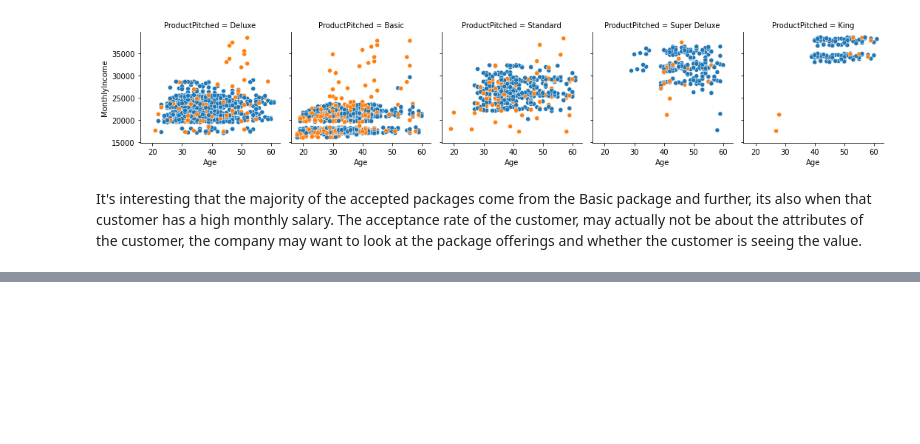
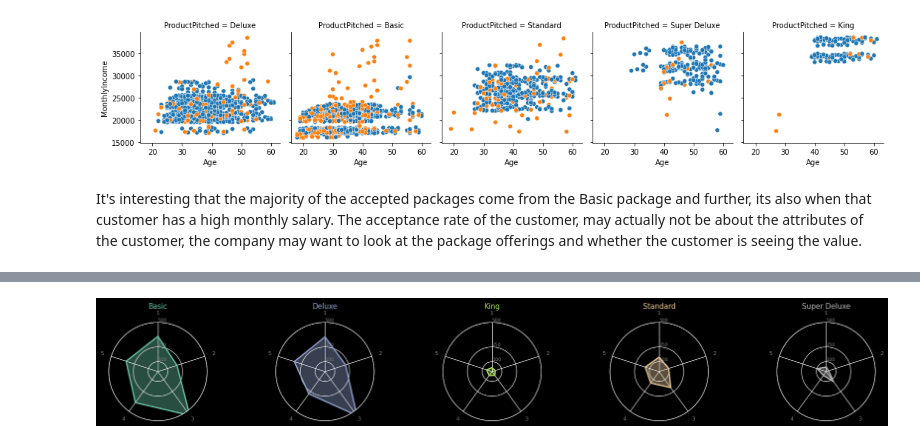
Before and after one commit to chabazite/Tourism_recommendations, a Jupyter notebook: notebooks/2.0_ASI_EDA.ipynb, the cells around one changed output, grey strips where cells are left out. Saved outputs shown, nothing was run; the diff lists cells and outputs as text; code cells hidden in the pictures; blank space fills up the shorter version.

```diff
--- a/notebooks/2.0_ASI_EDA.ipynb
+++ b/notebooks/2.0_ASI_EDA.ipynb
@@ -275,0 +282,4 @@ It's interesting that the majority of the accepted packages come from the Basic
+# %%
+melted_satifaction = tourism_df.groupby(['ProductPitched','PitchSatisfactionScore'])['ProductPitched'].agg(['count']).reset_index()
+# %%
+melted_satifaction=melted_satifaction.set_index(['ProductPitched','PitchSatisfactionScore'])['count'].unstack().reset_index()
@@ -275,0 +295,60 @@ It's interesting that the majority of the accepted packages come from the Basic
+# %%
+# Best way to see this is with as radar chart
+
+def make_spider(df, group, row, title, color):
+    """
+        This function takes a data frame, the feature you want to iterate over and each row of data that is also used from each grouped by category and creates a radar chart for each category.
+        Args:
+            df (dataframe): dataframe with require inputs
+            group (string): what feature you are using to iterate the radar charts
+            row (integer): row of data you are plotting (turns into position on subplot)
+            title (string): title for the radar chart for each sub chart
+            color (string): color for the radar chart for each sub chart
+            adapted from python-graph-gallery
+    """
+    # Number of variables
+    categories = list(df)[1:7]
+    N = len(categories)
+
+    angles = [n / float(N) * 2 * pi for n in range(N)]
+    angles += angles[:1]
+
+    ax = plt.subplot(6, 5, row+1, polar = True, )
+    plt.subplots_adjust(left = 0.1, bottom = 0.1, right = 0.9,
+                        top = 0.9, wspace = 0.4, hspace = 0.4)
+
+    ax.set_theta_offset(pi/2)
+    ax.set_theta_direction(-1)
+
+    plt.xticks(angles[:-1], categories, color = "grey", size = 8)
+    plt.style.use("dark_background")
+    # Draw ylabels
+    ax.set_rlabel_position(0)
+    plt.yticks([100,250,500], ["100", "250", "500"], color="grey", size = 7)
+    plt.ylim(0,500)
+
+    # Ind1
+    values = df.loc[row].drop(labels = [group]).values.flatten().tolist()
+    values += values[:1]
+    ax.plot(angles, values, color = color, linewidth = 2, linestyle = 'solid')
+    ax.fill(angles, values, color = color, alpha = 0.4)
+
+    # Add a title
+    plt.title(title, size=11, color=color, y=1.1)
+
+# ------- PART 2: Apply the function to all individuals
+# initialize the figure
+my_dpi = 96
+plt.figure(figsize = (2000/my_dpi, 2000/my_dpi), dpi = my_dpi)
+
+# Create a color palette:
+my_palette = plt.cm.get_cmap("Set2", len(melted_satifaction.index))
+
+
+# Loop to plot
+for row in range(0, len(melted_satifaction.index)):
+    make_spider(df = melted_satifaction,  group = 'ProductPitched',
+                row = row, title = melted_satifaction['ProductPitched'][row],
+                color = my_palette(row))
+# %% [output]
+[figure, added]
```
Also changed, not shown: parts of 15 cells of this notebook.
